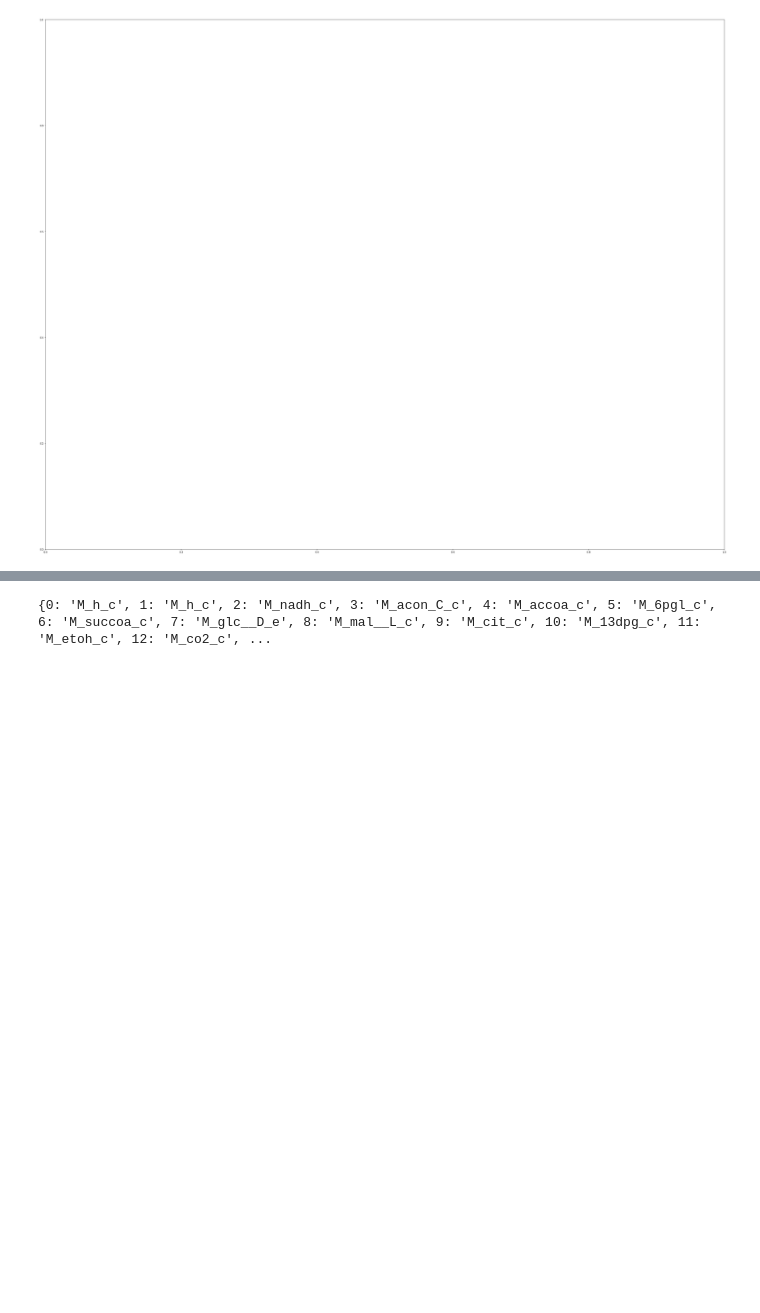
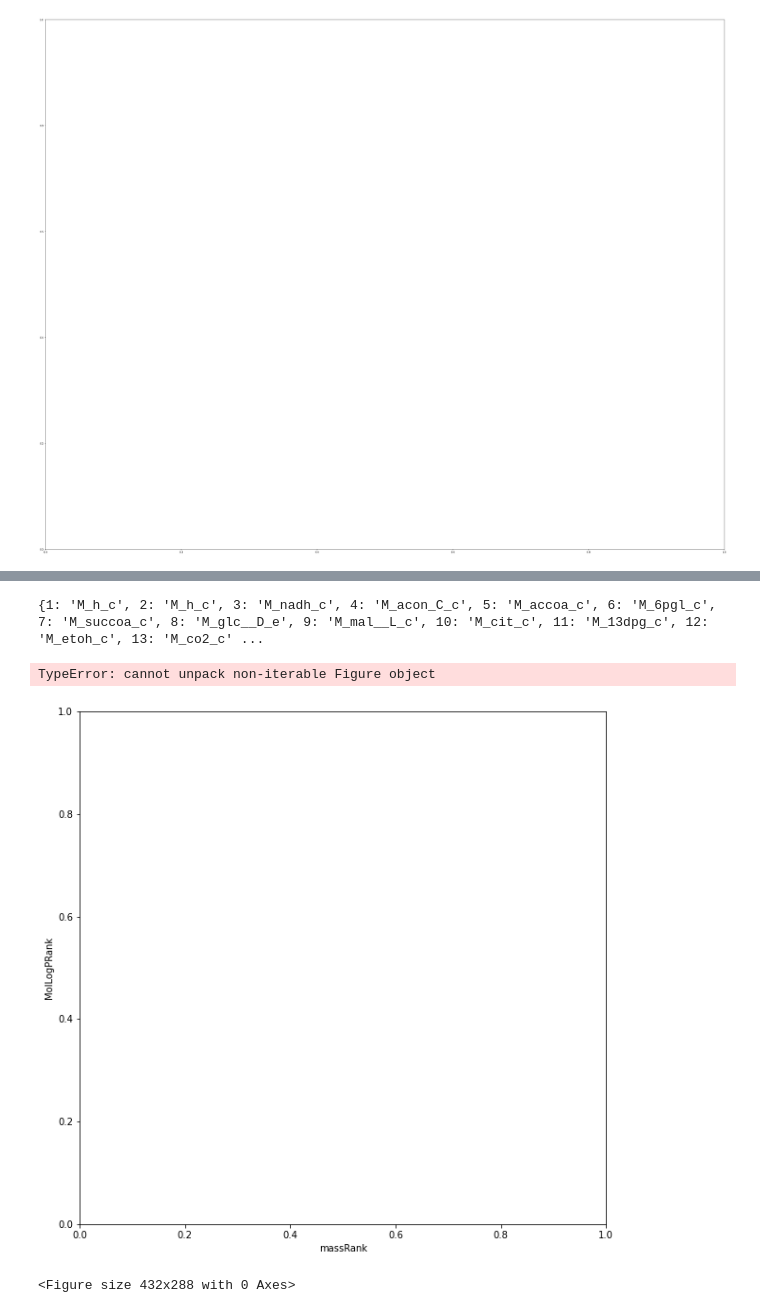
Before and after one commit to meidelien/Metabolic-network-layout-using-biochemical-coordinates, a Jupyter notebook: Notebooks/GEM_Networkx.ipynb, the cells around one changed output, grey strips where cells are left out. Cells and saved outputs as stored; diff of their text form; code cells hidden in the pictures; blank space fills up the shorter version.

```diff
--- a/Notebooks/GEM_Networkx.ipynb
+++ b/Notebooks/GEM_Networkx.ipynb
@@ -233,0 +1257,4 @@ nx.degree_histogram(net2)
+# %%
+print(label_core)
+# %% [output]
+{1: 'M_h_c', 2: 'M_h_c', 3: 'M_nadh_c', 4: 'M_acon_C_c', 5: 'M_accoa_c', 6: 'M_6pgl_c', 7: 'M_succoa_c', 8: 'M_glc__D_e', 9: 'M_mal__L_c', 10: 'M_cit_c', 11: 'M_13dpg_c', 12: 'M_etoh_c', 13: 'M_co2_c' ...
@@ -347,4 +1351,69 @@ label_core[55] = "M_h2o_c"
-# %%
-print(labels)
-# %% [output]
-{0: 'M_h_c', 1: 'M_h_c', 2: 'M_nadh_c', 3: 'M_acon_C_c', 4: 'M_accoa_c', 5: 'M_6pgl_c', 6: 'M_succoa_c', 7: 'M_glc__D_e', 8: 'M_mal__L_c', 9: 'M_cit_c', 10: 'M_13dpg_c', 11: 'M_etoh_c', 12: 'M_co2_c', ...
+# %%
+import pandas as pd
+import networkx as nx
+import matplotlib.pyplot as plt
+
+net2 = nx.DiGraph()
+
+
+edge_df = pd.read_csv("Chemical_descriptors_e_coli_core_ranked_targets.csv")  #  Metabolic_network_targets.csv
+df = pd.read_csv("Chemical_descriptors_e_coli_core_ranked.csv")
+sources = edge_df["BiGG"]
+targets = edge_df['target']
+#coordinates = mass_molLogP
+coordinates = df[["mass", "MolLogP"]].values
+
+
+edge_data = zip(sources, targets, coordinates)
+
+for e in edge_data:
+    src = e[0]
+    dst = e[1]
+    c = e[2]
+
+    net2.add_node(src, pos = c)
+    net2.add_node(dst, pos = c)
+    net2.add_edge(src, dst)
+
+
+
+
+
+# pos=nx.get_node_attributes(net2,'pos')
+
+# net2.remove_edges_from(nx.selfloop_edges(net2))
+
+fig, ax = plt.subplots(figsize=(10,10))
+#nx.draw_networkx_nodes(net2,pos,ax=ax)
+
+# nx.draw_networkx_edges(net2, pos, width=1.0, alpha=0.5)
+
+
+#nx.draw_networkx_labels(net2, labels = label_core, font_size=10)
+#nx.relabel_nodes(net2, label_core)
+
+
+limits=plt.axis('on') # turns on axis
+ax.set_xlabel("massRank")
+ax.set_ylabel("MolLogPRank")
+ax.tick_params(left=True, bottom=True, labelleft=True, labelbottom=True)
+
+
+f, ax = plt.figure()
+nx.draw_networkx(net2, ax=ax)
+
+for i, row in df.iterrows():
+    ax.text(row['mass'], row['charge'], row['BiGG'])
+
+
+
+
+
+
+
+
+nx.draw(net2,pos, with_labels = True, node_size = 10, arrows = True)
+# %% [output]
+TypeError: cannot unpack non-iterable Figure object
+[figure, added]
+<Figure size 432x288 with 0 Axes>
```
Also changed, not shown: parts of 16 cells of this notebook, 7 other files.
